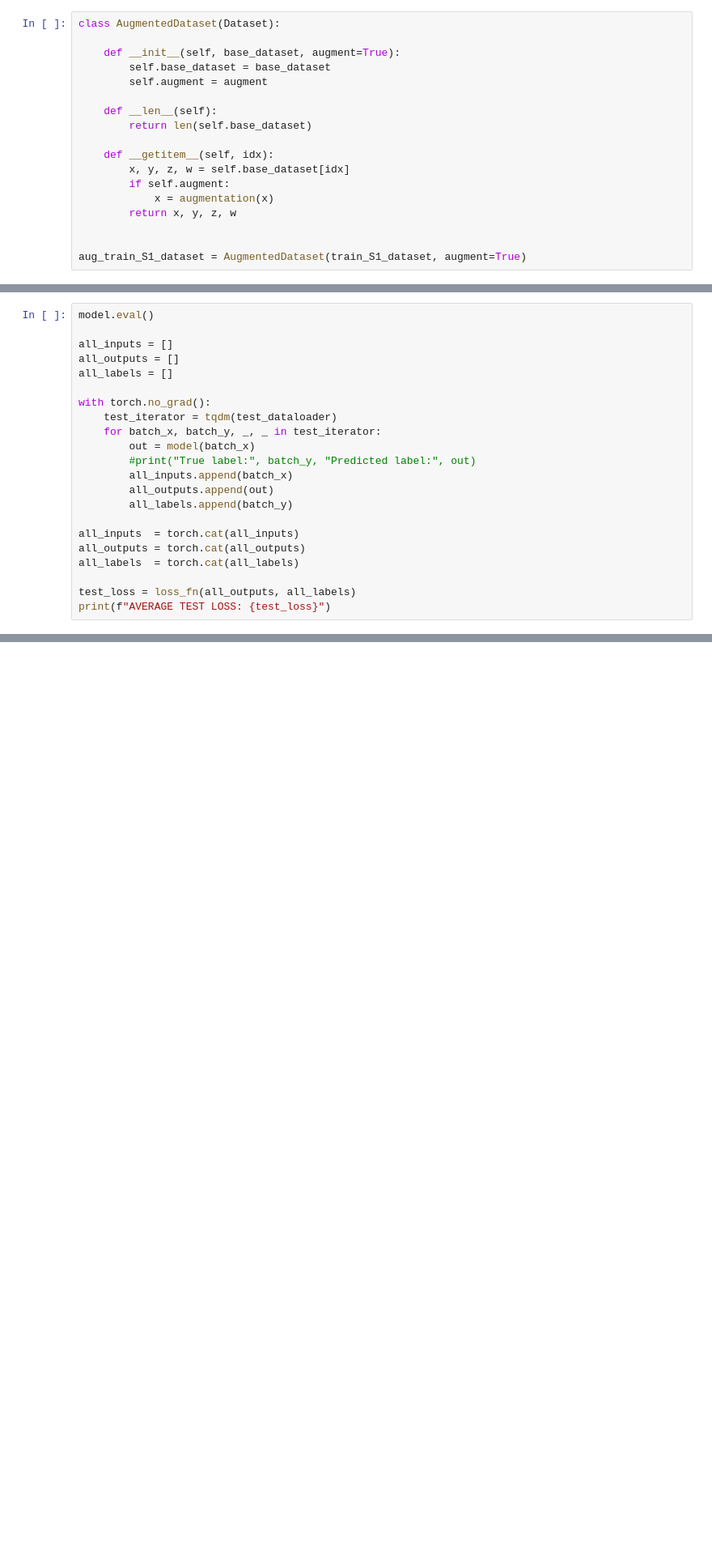
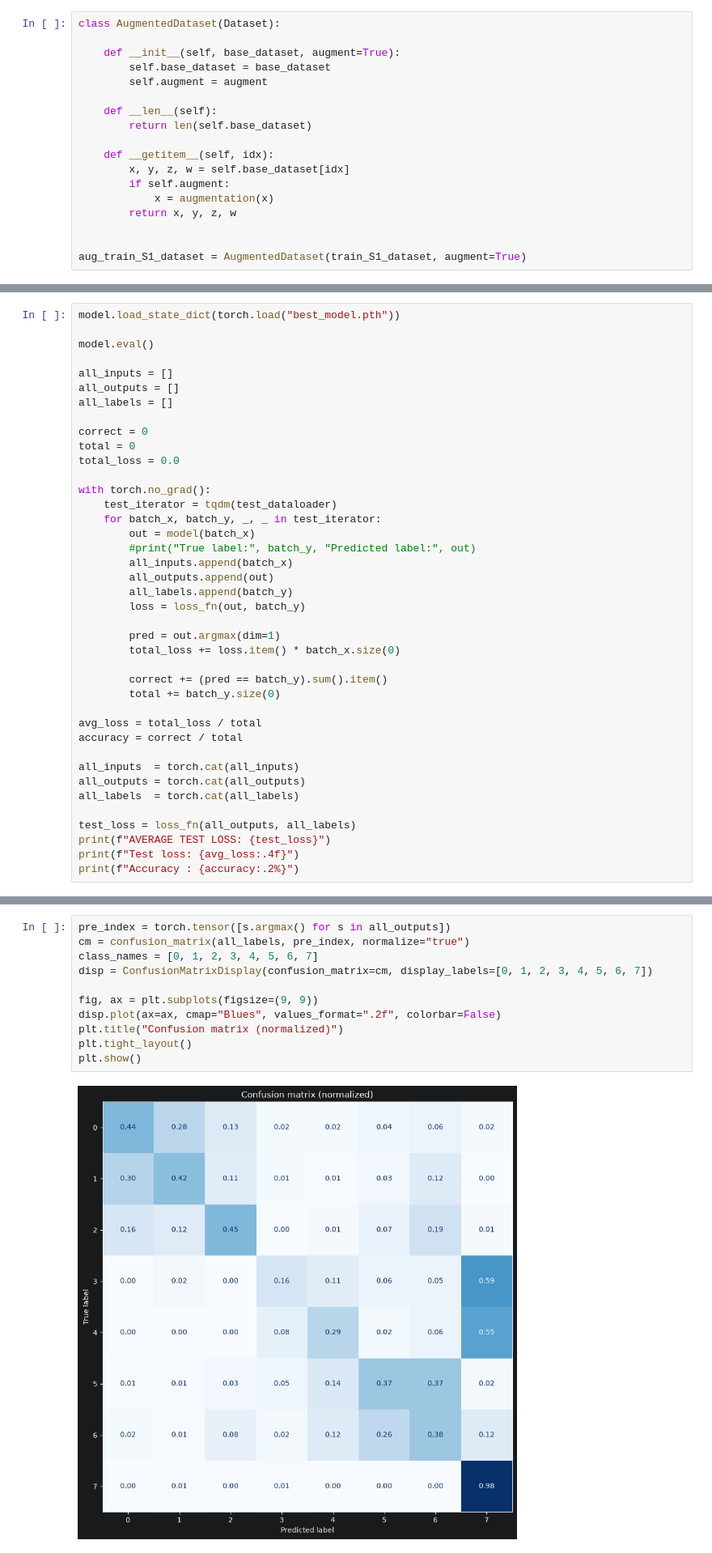
Before and after one commit to matteomanzini/Human-Activity-Recognition-using-Wi-Fi, a Jupyter notebook: Progetto/DatasetWIFI.ipynb, the cells around one changed output, grey strips where cells are left out. Shown at 81% size. Drawn from its saved outputs; the diff is of its cells as text; blank space fills up the shorter version.

```diff
--- a/Progetto/DatasetWIFI.ipynb
+++ b/Progetto/DatasetWIFI.ipynb
@@ -589,9 +677,15 @@ Out: torch.Size([64, 9])
 # %%
+model.load_state_dict(torch.load("best_model.pth"))
+
 model.eval()
 
 all_inputs = []
 all_outputs = []
 all_labels = []
+
+correct = 0
+total = 0
+total_loss = 0.0
 
 with torch.no_grad():
     test_iterator = tqdm(test_dataloader)
@@ -601,6 +695,16 @@ with torch.no_grad():
         all_inputs.append(batch_x)
         all_outputs.append(out)
         all_labels.append(batch_y)
+        loss = loss_fn(out, batch_y)
+
+        pred = out.argmax(dim=1)
+        total_loss += loss.item() * batch_x.size(0)
+
+        correct += (pred == batch_y).sum().item()
+        total += batch_y.size(0)
+
+avg_loss = total_loss / total
+accuracy = correct / total
 
 all_inputs  = torch.cat(all_inputs)
 all_outputs = torch.cat(all_outputs)
@@ -608,4 +712,6 @@ all_labels  = torch.cat(all_labels)
 
 test_loss = loss_fn(all_outputs, all_labels)
 print(f"AVERAGE TEST LOSS: {test_loss}")
+print(f"Test loss: {avg_loss:.4f}")
+print(f"Accuracy : {accuracy:.2%}")
 # %% [output]
@@ -768,0 +728,13 @@ Accuracy : 42.56%
+# %%
+pre_index = torch.tensor([s.argmax() for s in all_outputs])
+cm = confusion_matrix(all_labels, pre_index, normalize="true")
+class_names = [0, 1, 2, 3, 4, 5, 6, 7]
+disp = ConfusionMatrixDisplay(confusion_matrix=cm, display_labels=[0, 1, 2, 3, 4, 5, 6, 7])
+
+fig, ax = plt.subplots(figsize=(9, 9))
+disp.plot(ax=ax, cmap="Blues", values_format=".2f", colorbar=False)
+plt.title("Confusion matrix (normalized)")
+plt.tight_layout()
+plt.show()
+# %% [output]
+[figure, added]
```
Also changed, not shown: parts of 30 cells of this notebook.
